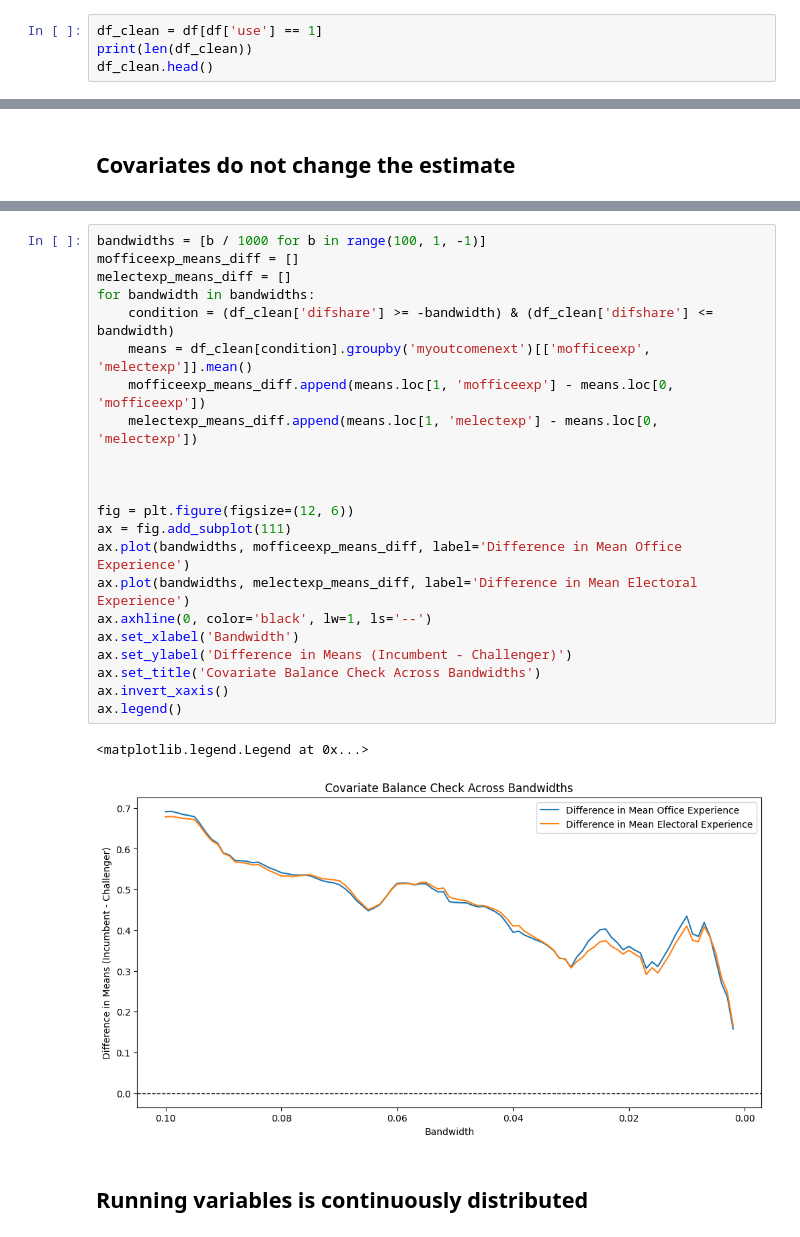
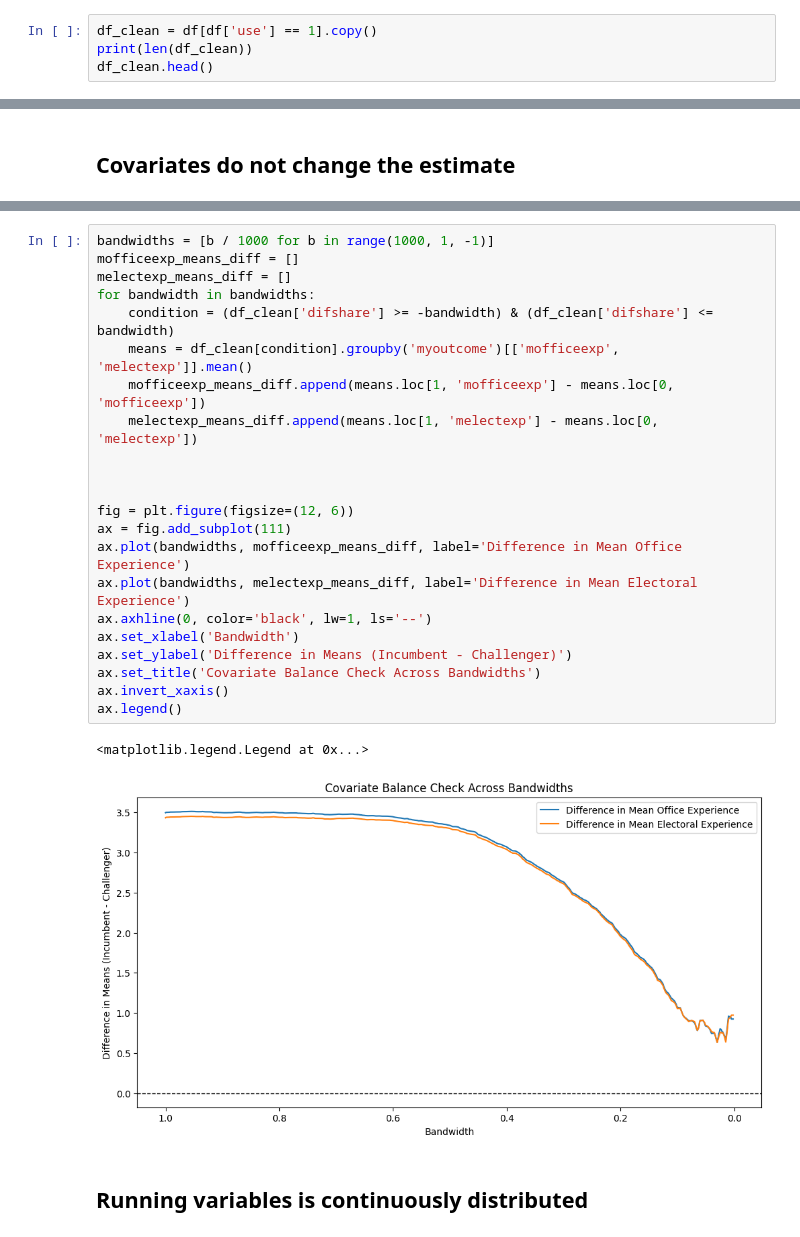
Before and after one commit to cainemerrick98/causal-inference, a Jupyter notebook: incumbency_advantage_in_us_elections/notebook.ipynb, the cells around one changed output, grey strips where cells are left out. Cells and saved outputs as stored; diff of their text form.

```diff
--- a/incumbency_advantage_in_us_elections/notebook.ipynb
+++ b/incumbency_advantage_in_us_elections/notebook.ipynb
@@ -129,7 +124,7 @@ print(df[df['difshare'] >= 0]['mpmyoutcomenext'].mean() - df[df['difshare'] < 0]
 
 The incumbency advantage is analyzed at the level of the individual. Specifically I test the causal effect of incumbency on the probability that the incumbent wins the next election. The RDD with a bandwith of $5 \%$ estimates the causal effect of incumbency to be an increase of $44%$ percentage points on the probability of winning the next election. This is very similar to the estimate reported by Lee
 # %%
-df_clean = df[df['use'] == 1]
+df_clean = df[df['use'] == 1].copy()
 print(len(df_clean))
 df_clean.head()
 # %% [output]
@@ -221,28 +216,28 @@ groups.mean()
 # %%
-bandwidths = [b / 1000 for b in range(100, 1, -1)]
+bandwidths = [b / 1000 for b in range(1000, 1, -1)]
 mofficeexp_means_diff = []
 melectexp_means_diff = []
 for bandwidth in bandwidths:
     condition = (df_clean['difshare'] >= -bandwidth) & (df_clean['difshare'] <= bandwidth)
-    means = df_clean[condition].groupby('myoutcomenext')[['mofficeexp', 'melectexp']].mean()
+    means = df_clean[condition].groupby('myoutcome')[['mofficeexp', 'melectexp']].mean()
     mofficeexp_means_diff.append(means.loc[1, 'mofficeexp'] - means.loc[0, 'mofficeexp'])
     melectexp_means_diff.append(means.loc[1, 'melectexp'] - means.loc[0, 'melectexp'])
 
 
 
 fig = plt.figure(figsize=(12, 6))
 ax = fig.add_subplot(111)
 ax.plot(bandwidths, mofficeexp_means_diff, label='Difference in Mean Office Experience')
 ax.plot(bandwidths, melectexp_means_diff, label='Difference in Mean Electoral Experience')
 ax.axhline(0, color='black', lw=1, ls='--')
 ax.set_xlabel('Bandwidth')
 ax.set_ylabel('Difference in Means (Incumbent - Challenger)')
 ax.set_title('Covariate Balance Check Across Bandwidths')
 ax.invert_xaxis()
 ax.legend()
 # %% [output]
 <matplotlib.legend.Legend at 0x...>
-[figure, old version]
+[figure, new version]
 # %% [markdown]
 ## Running variables is continuously distributed
 # %%
```
Also changed, not shown: parts of 6 cells of this notebook.
